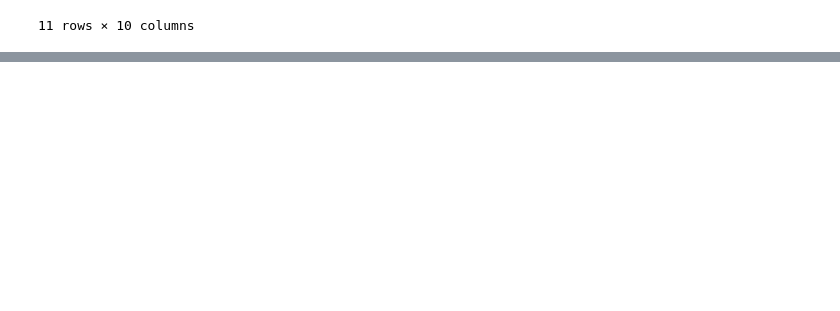
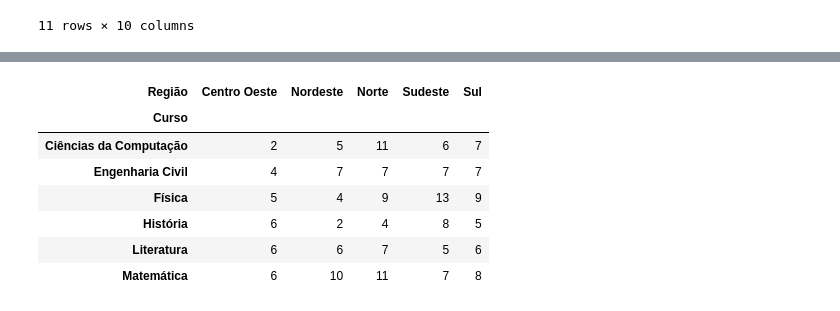
Before and after one commit to thaleswillreis/Teste-Tecnico-Dados, a Jupyter notebook: analise_dados.ipynb, the cells around one changed output, grey strips where cells are left out. Cells and saved outputs as stored; diff of their text form; code cells hidden in the pictures; blank space fills up the shorter version.

```diff
--- a/analise_dados.ipynb
+++ b/analise_dados.ipynb
@@ -113,0 +150,13 @@ df.describe(include="all")
+# %%
+# Contagem de estudantes por curso e região
+pivot = pd.pivot_table(df, index="Curso", columns="Região", values="Estudante", aggfunc="count", fill_value=0)
+pivot
+# %% [output]
+| Região | Centro Oeste | Nordeste | Norte | Sudeste | Sul |
+| Curso |  |  |  |  |  |
+| Ciências da Computação | 2 | 5 | 11 | 6 | 7 |
+| Engenharia Civil | 4 | 7 | 7 | 7 | 7 |
+| Física | 5 | 4 | 9 | 13 | 9 |
+| História | 6 | 2 | 4 | 8 | 5 |
+| Literatura | 6 | 6 | 7 | 5 | 6 |
+| Matemática | 6 | 10 | 11 | 7 | 8 |
```
Also changed, not shown: parts of 12 cells of this notebook.
